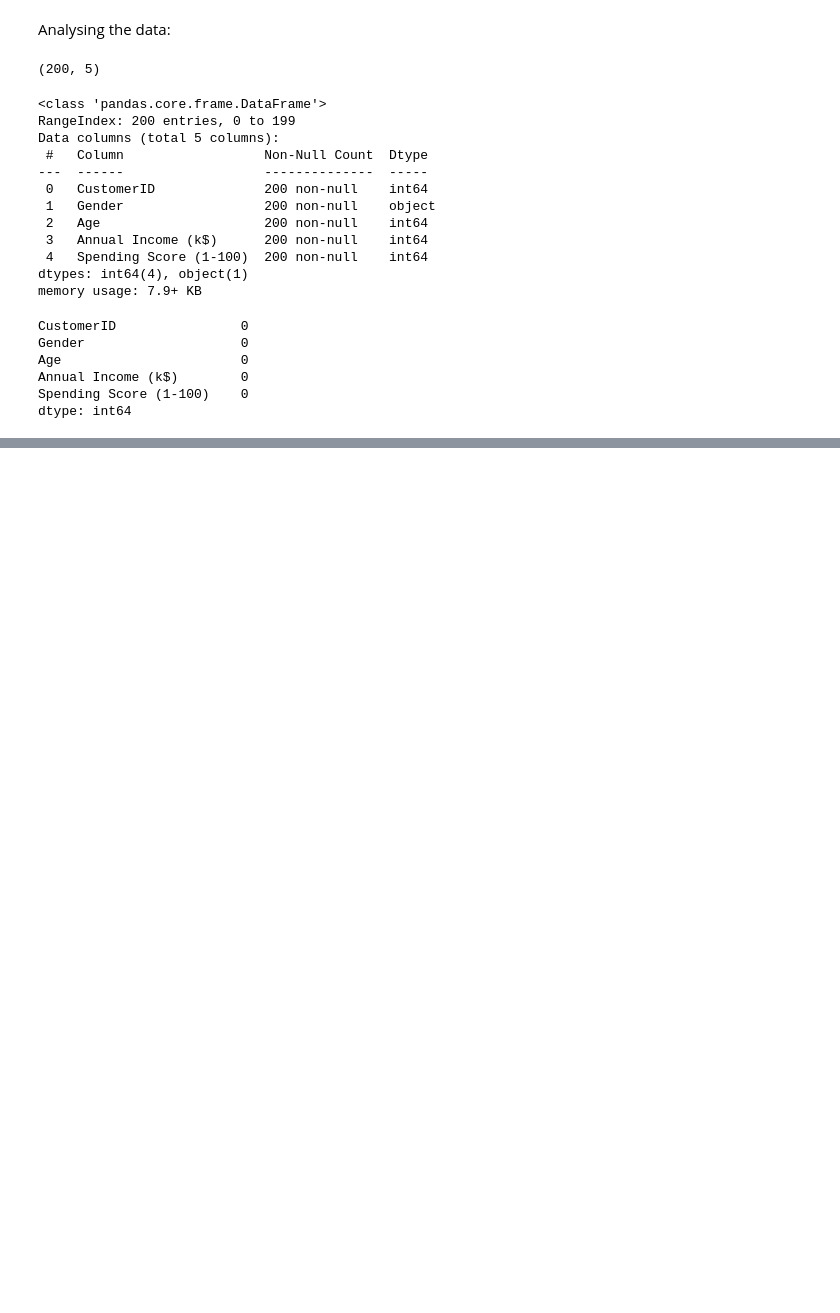
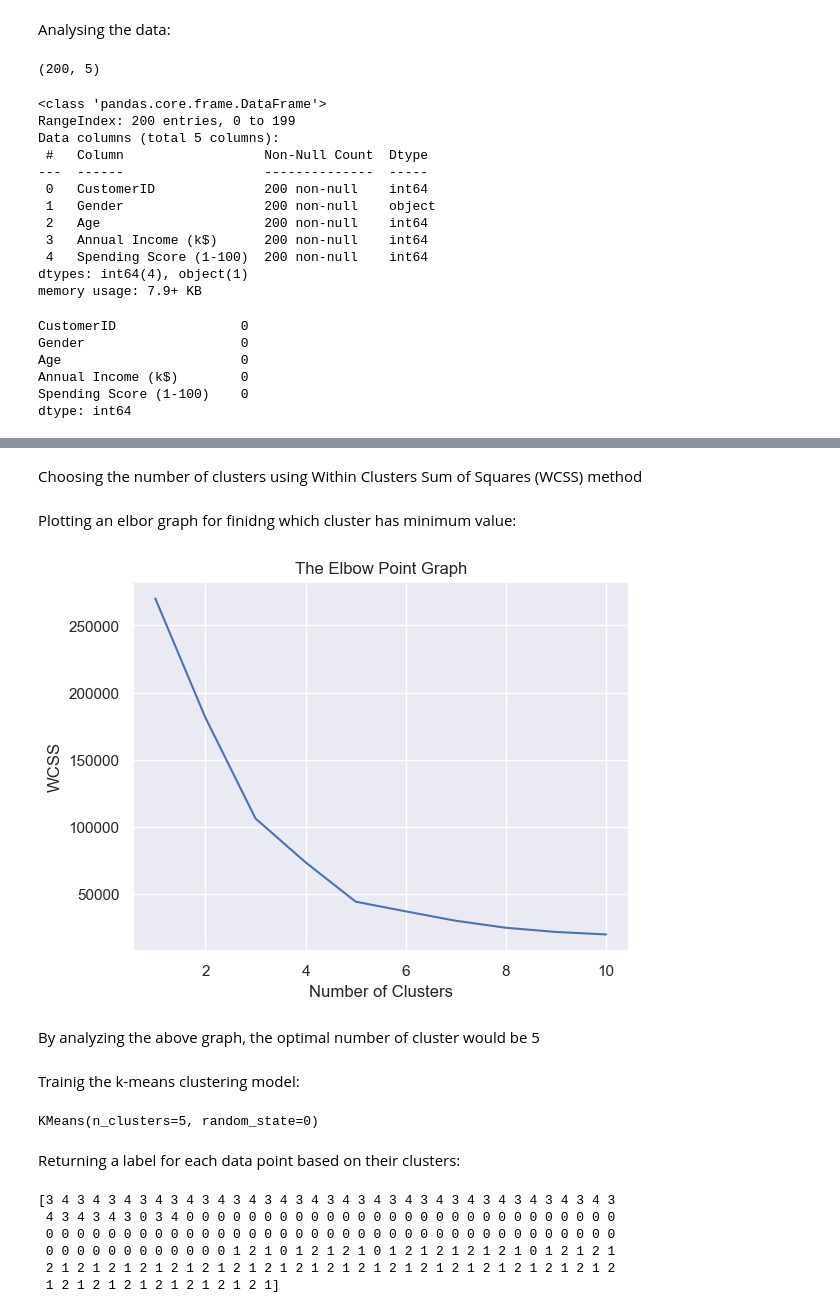
Before and after one commit to Aalekh012/Machine-Learning-Projects, a Jupyter notebook: Customer Segmentation/code.ipynb, the cells around one changed output, grey strips where cells are left out. Drawn from its saved outputs; the diff is of its cells as text; code cells hidden in the pictures; blank space fills up the shorter version.

```diff
--- a/Customer Segmentation/code.ipynb
+++ b/Customer Segmentation/code.ipynb
@@ -47,0 +50,2 @@ dtype: int64
+# %%
+x=df.iloc[:,[3,4]].values
@@ -47,0 +72,12 @@ dtype: int64
+# %% [markdown]
+Choosing the number of clusters using Within Clusters Sum of Squares (WCSS) method
+# %%
+#Finding the WCSS value for different number of clusters:
+from sklearn.cluster import KMeans
+wcss=[]
+for i in range(1,11):
+    kmeans=KMeans(n_clusters=i,init='k-means++',random_state=42)
+    kmeans.fit(x)
+    wcss.append(kmeans.inertia_)#interia helps in finding the wcss value
+# %% [markdown]
+Plotting an elbor graph for finidng which cluster has minimum value:
@@ -47,0 +87,13 @@ dtype: int64
+# %%
+sns.set()
+plt.plot(range(1,11),wcss)
+plt.title('The Elbow Point Graph')
+plt.xlabel('Number of Clusters')
+plt.ylabel('WCSS')
+plt.show()
+# %% [output]
+[figure, added]
+# %% [markdown]
+By analyzing the above graph, the optimal number of cluster would be 5
+# %% [markdown]
+Trainig the k-means clustering model:
@@ -47,0 +102,16 @@ dtype: int64
+# %%
+kmeans
+# %% [output]
+KMeans(n_clusters=5, random_state=0)
+# %% [markdown]
+Returning a label for each data point based on their clusters:
+# %%
+y=kmeans.fit_predict(x)
+print(y)
+# %% [output]
+[3 4 3 4 3 4 3 4 3 4 3 4 3 4 3 4 3 4 3 4 3 4 3 4 3 4 3 4 3 4 3 4 3 4 3 4 3
+ 4 3 4 3 4 3 0 3 4 0 0 0 0 0 0 0 0 0 0 0 0 0 0 0 0 0 0 0 0 0 0 0 0 0 0 0 0
+ 0 0 0 0 0 0 0 0 0 0 0 0 0 0 0 0 0 0 0 0 0 0 0 0 0 0 0 0 0 0 0 0 0 0 0 0 0
+ 0 0 0 0 0 0 0 0 0 0 0 0 1 2 1 0 1 2 1 2 1 0 1 2 1 2 1 2 1 2 1 0 1 2 1 2 1
+ 2 1 2 1 2 1 2 1 2 1 2 1 2 1 2 1 2 1 2 1 2 1 2 1 2 1 2 1 2 1 2 1 2 1 2 1 2
+ 1 2 1 2 1 2 1 2 1 2 1 2 1 2 1]
```
Also changed, not shown: parts of 6 cells of this notebook.
